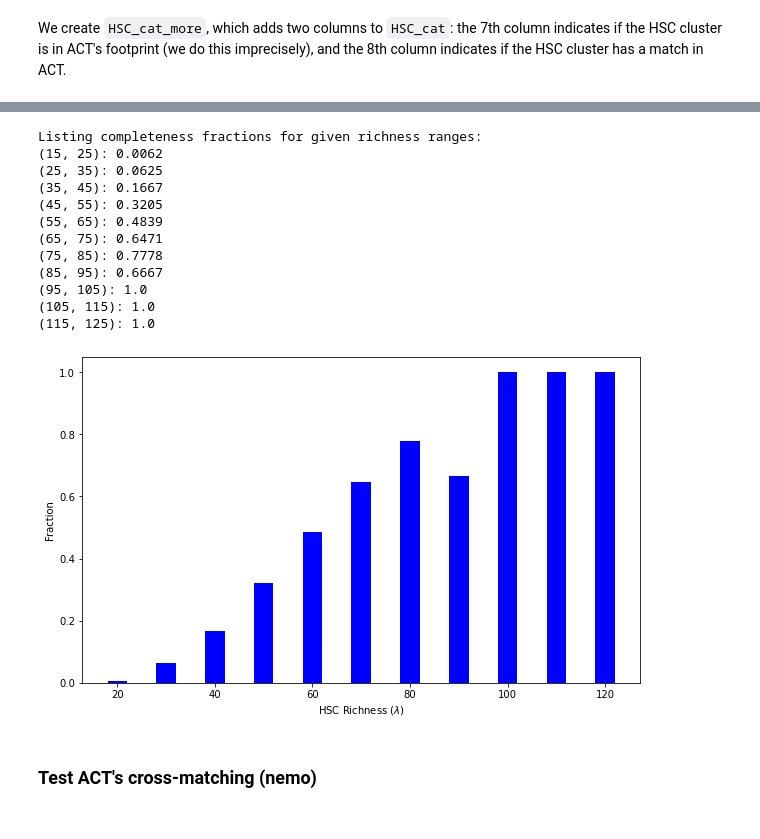
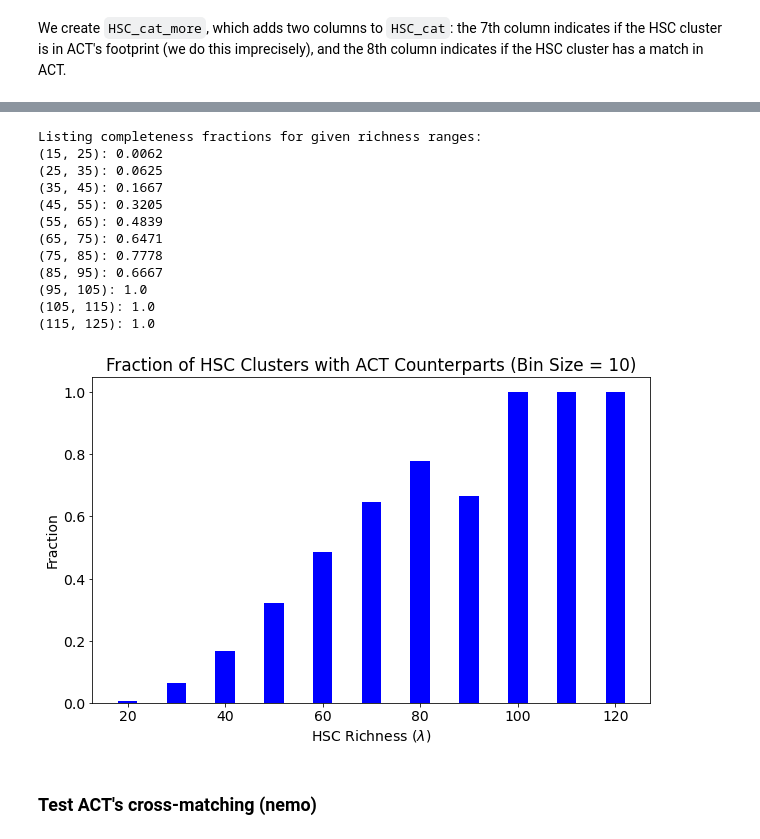
Before and after one commit to Jupiter1994/hsc-miscentering, a Jupyter notebook: HSC_ACT_Offset_Distribution.ipynb, the cells around one changed output, grey strips where cells are left out. Drawn from its saved outputs; the diff is of its cells as text; code cells hidden in the pictures.

```diff
--- a/HSC_ACT_Offset_Distribution.ipynb
+++ b/HSC_ACT_Offset_Distribution.ipynb
@@ -759,34 +752,39 @@ plt.figure(figsize=(10,6))
 # x_locs = []
 # fracs = []
 step = 10
 
 print('Listing completeness fractions for given richness ranges:')
 for min_lambda in range(15, 125, step):
     frac = get_completeness(min_lambda, min_lambda+step)
     print(f'({min_lambda}, {min_lambda+step}): {np.round(frac,4)}')
 
     plt.bar(min_lambda + step/2, frac, color='blue', width=4)
 #     x_locs.append(min_lambda + step/2)
 #     fracs.append(frac)
 
 #plt.hist(fracs, bins=range(15, 125, step))
+
+plt.rcParams.update({'font.size':14})
+
+
 plt.xlabel('HSC Richness ($\lambda$)')
 plt.ylabel('Fraction')
+plt.title('Fraction of HSC Clusters with ACT Counterparts (Bin Size = 10)')
 plt.show()
 # %% [output]
 Listing completeness fractions for given richness ranges:
 (15, 25): 0.0062
 (25, 35): 0.0625
 (35, 45): 0.1667
 (45, 55): 0.3205
 (55, 65): 0.4839
 (65, 75): 0.6471
 (75, 85): 0.7778
 (85, 95): 0.6667
 (95, 105): 1.0
 (105, 115): 1.0
 (115, 125): 1.0
-[figure, old version]
+[figure, new version]
 # %% [markdown]
 ### Test ACT's cross-matching (nemo)
 # %%
```
Also changed, not shown: parts of 8 cells of this notebook, 2 other files.
